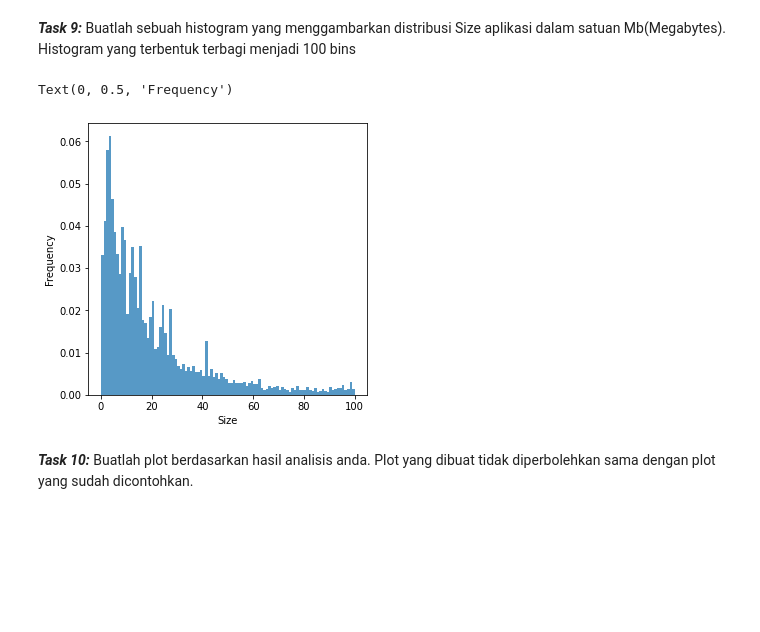
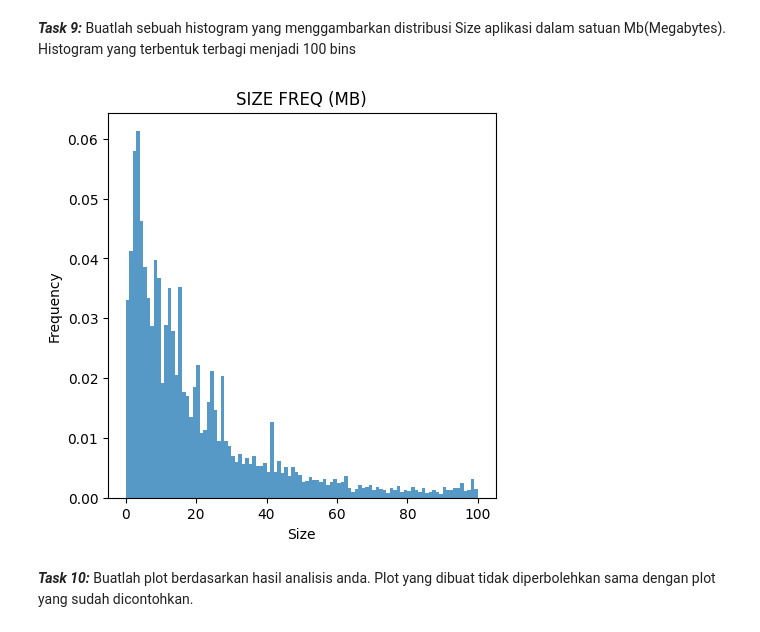
Before and after one commit to BNCC20066/Capstone_UltronDa, a Jupyter notebook: flask-ui-skeleton.ipynb, the cells around one changed output. Cells and saved outputs as stored; diff of their text form; code cells hidden in the pictures; blank space fills up the shorter version.

```diff
--- a/flask-ui-skeleton.ipynb
+++ b/flask-ui-skeleton.ipynb
@@ -184,5 +187,4 @@ See the caveats in the documentation: https://pandas.pydata.org/pandas-docs/stab
 # %% [markdown]
 **_Task 4:_** Pada kolom Price, buang karakater $ pada nilai Price lalu ubah tipe datanya menjadi float
 # %%
-________ = _______.apply(lambda x: x.replace(______))
-________ = __________________________________
+playstore1.Price = playstore1['Price'].apply(lambda x: x.replace('$',''))
@@ -188,0 +197,3 @@ ________ = __________________________________
+# %%
+
+playstore1['Price']= playstore1['Price'].astype("float")
@@ -192,0 +208,3 @@ Ubah tipe data Reviews, Size, Installs ke dalam tipe data integer
+# %%
+##code her
+playstore1[['Installs','Reviews','Size']]= playstore1[['Installs','Reviews','Size']].astype('int64')
@@ -193,7 +234,7 @@ Ubah tipe data Reviews, Size, Installs ke dalam tipe data integer
 # %% [markdown]
 ## Data Wrangling
 # %%
-df2 = playstore.copy()
+df2 = playstore1.copy()
 # %% [markdown]
 **_Task 5:_** Dataframe top_category dibuat untuk menyimpan frekuensi aplikasi untuk setiap Category.
 Gunakan crosstab untuk menghitung frekuensi aplikasi di setiap category kemudian gunakan `Jumlah`
@@ -287,16 +368,16 @@ plt.savefig('rev_rat.png',bbox_inches="tight")
 # %% [markdown]
 **_Task 9:_** Buatlah sebuah histogram yang menggambarkan distribusi Size aplikasi dalam satuan Mb(Megabytes). Histogram yang terbentuk terbagi menjadi 100 bins
 # %%
-X=(___________/1000000).values
+X=(df2['Size']/1000000).values
 fig = plt.figure(figsize=(5,5))
 fig.add_subplot()
-plt._______(_____,bins=100, density=True,  alpha=0.75)
+plt.hist(X,bins=100, density=True,  alpha=0.75)
 plt.xlabel('Size')
 plt.ylabel('Frequency')
+plt.title('SIZE FREQ (MB)')
 plt.savefig('hist_size.png',bbox_inches="tight")
 # %% [output]
-Text(0, 0.5, 'Frequency')
-[figure, old version]
+[figure, new version]
 # %% [markdown]
 **_Task 10:_** Buatlah plot berdasarkan hasil analisis anda. Plot yang dibuat tidak diperbolehkan sama dengan plot yang sudah dicontohkan.
 # %%
```
Also changed, not shown: parts of 31 cells of this notebook.
